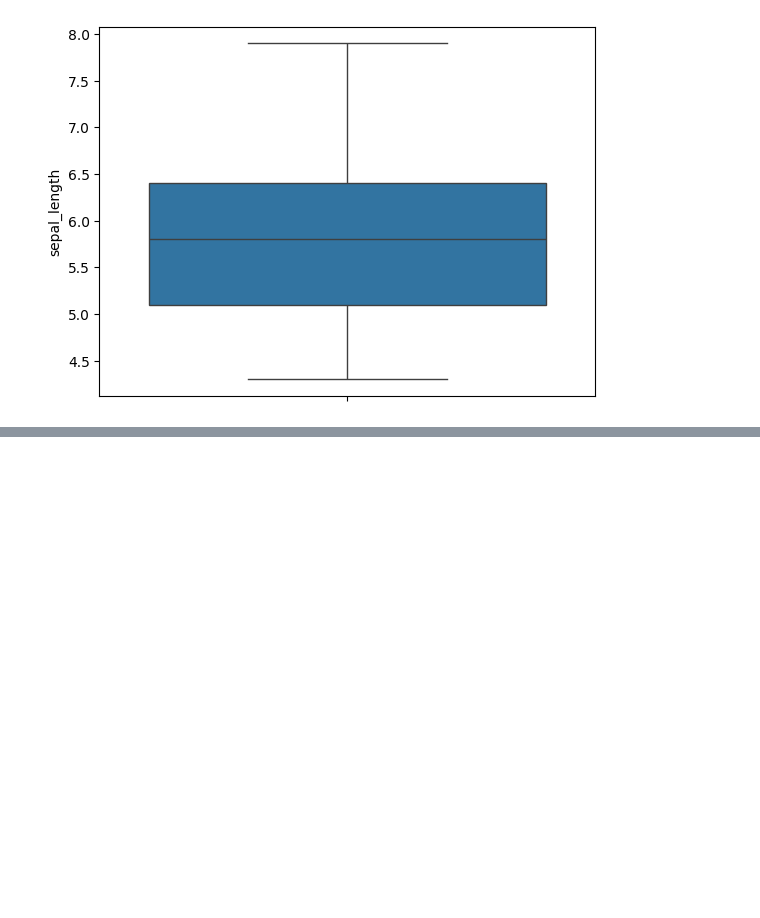
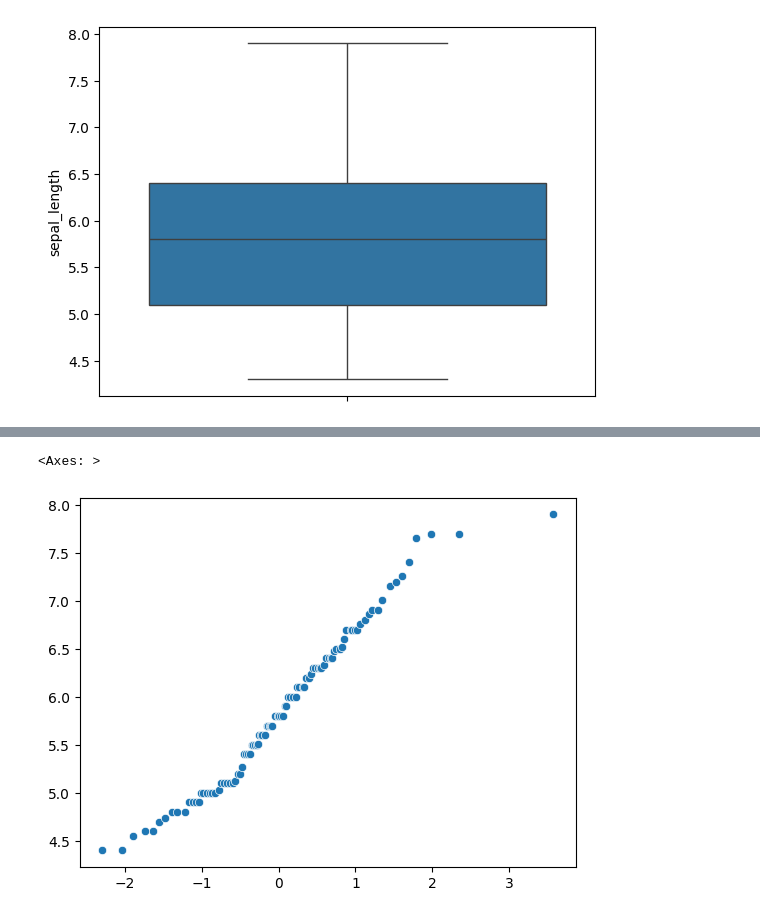
Before and after one commit to shadmanshakib09/Statistics, a Jupyter notebook: Statistics_Part04.ipynb, the cells around one changed output, grey strips where cells are left out. Cells and saved outputs as stored; diff of their text form; code cells hidden in the pictures; blank space fills up the shorter version.

```diff
--- a/Statistics_Part04.ipynb
+++ b/Statistics_Part04.ipynb
@@ -83,0 +95,6 @@ sns.boxplot(df['sepal_length']) #no outliers
+# %%
+df2  = sorted(df['sepal_length'].tolist())
+# %%
+y_quant = []
+for i in range(1,101):
+    y_quant.append(np.percentile(df2,i))
@@ -83,0 +107,9 @@ sns.boxplot(df['sepal_length']) #no outliers
+# %%
+x_quant = []
+for i in range(1,101):
+    x_quant.append(np.percentile(samples,i))
+# %%
+sns.scatterplot(x=x_quant,y=y_quant)
+# %% [output]
+<Axes: >
+[figure, added]
```
Also changed, not shown: parts of 21 cells of this notebook.
